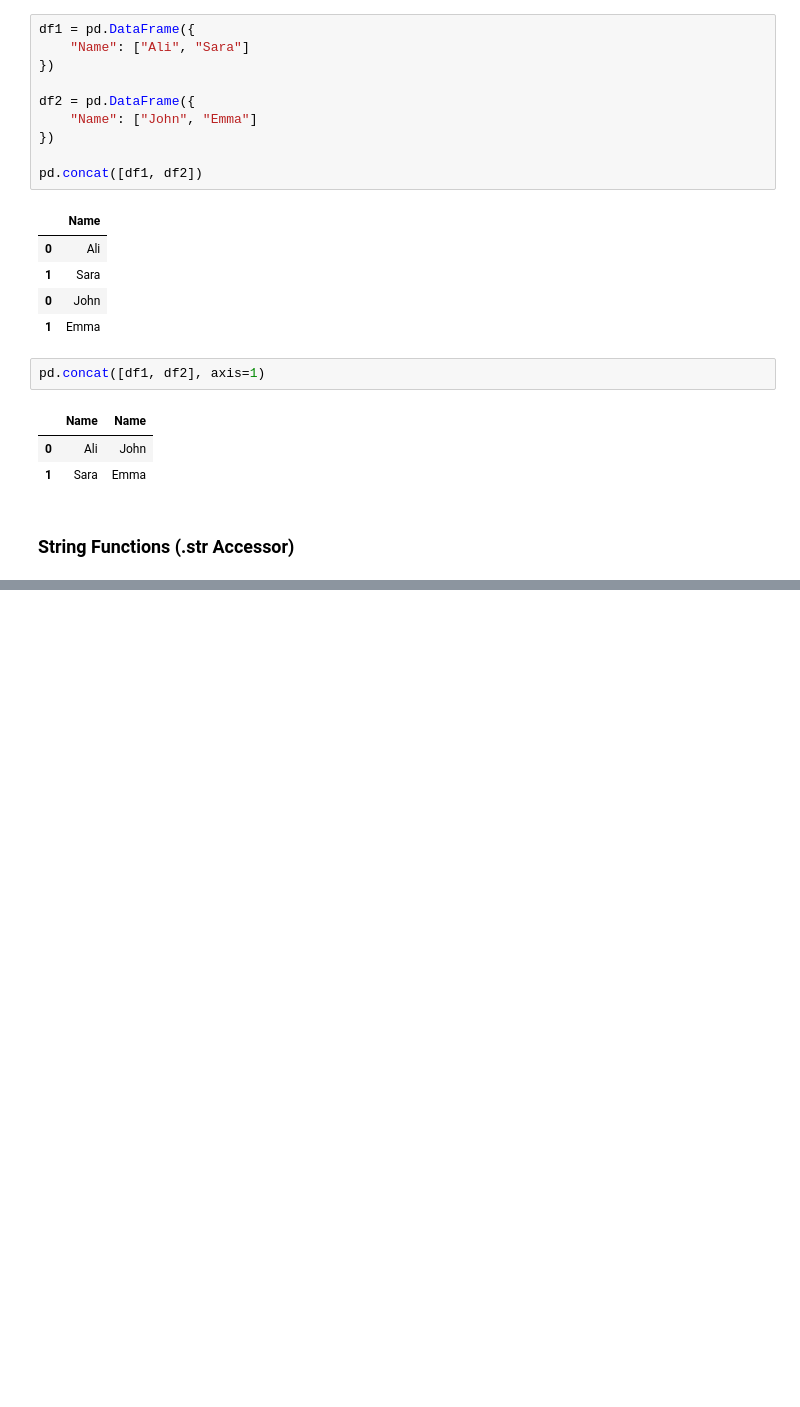
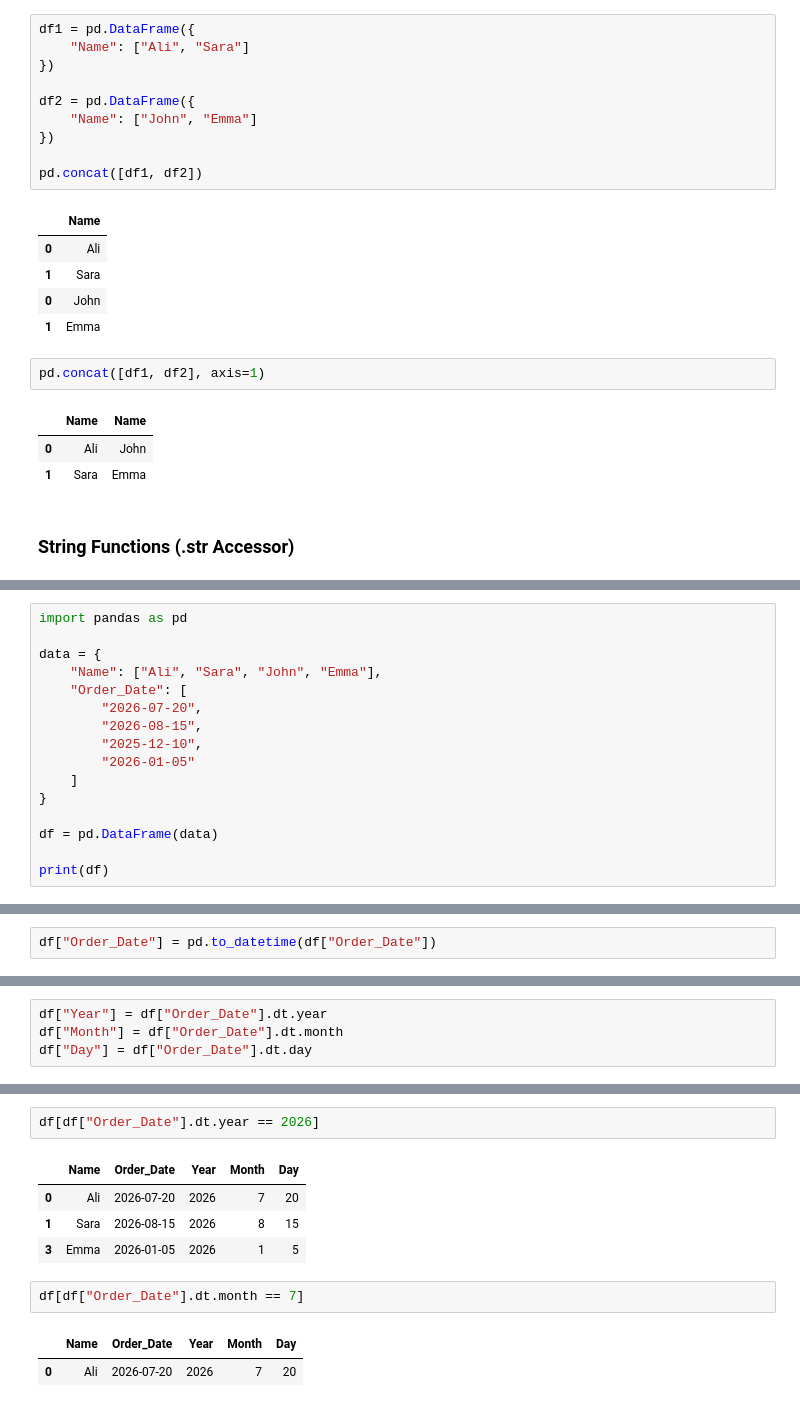
Before and after one commit to Sumaira-K/Python-Libraries, a Jupyter notebook: Pandas/Pandas_practice.ipynb, the cells around one changed output, grey strips where cells are left out. Cells and saved outputs as stored; diff of their text form; blank space fills up the shorter version.

Commit message:
Update Pandas Notebook

```diff
--- a/Pandas/Pandas_practice.ipynb
+++ b/Pandas/Pandas_practice.ipynb
@@ -911,0 +1025,16 @@ pd.concat([df1, df2], axis=1)
+# %%
+import pandas as pd
+
+data = {
+    "Name": ["Ali", "Sara", "John", "Emma"],
+    "Order_Date": [
+        "2026-07-20",
+        "2026-08-15",
+        "2025-12-10",
+        "2026-01-05"
+    ]
+}
+
+df = pd.DataFrame(data)
+
+print(df)
@@ -911,0 +1047,2 @@ pd.concat([df1, df2], axis=1)
+# %%
+df["Order_Date"] = pd.to_datetime(df["Order_Date"])
@@ -911,0 +1073,4 @@ pd.concat([df1, df2], axis=1)
+# %%
+df["Year"] = df["Order_Date"].dt.year
+df["Month"] = df["Order_Date"].dt.month
+df["Day"] = df["Order_Date"].dt.day
@@ -911,0 +1093,12 @@ pd.concat([df1, df2], axis=1)
+# %%
+df[df["Order_Date"].dt.year == 2026]
+# %% [output]
+|  | Name | Order_Date | Year | Month | Day |
+| 0 | Ali | 2026-07-20 | 2026 | 7 | 20 |
+| 1 | Sara | 2026-08-15 | 2026 | 8 | 15 |
+| 3 | Emma | 2026-01-05 | 2026 | 1 | 5 |
+# %%
+df[df["Order_Date"].dt.month == 7]
+# %% [output]
+|  | Name | Order_Date | Year | Month | Day |
+| 0 | Ali | 2026-07-20 | 2026 | 7 | 20 |
```
Also changed, not shown: parts of 34 cells of this notebook.
